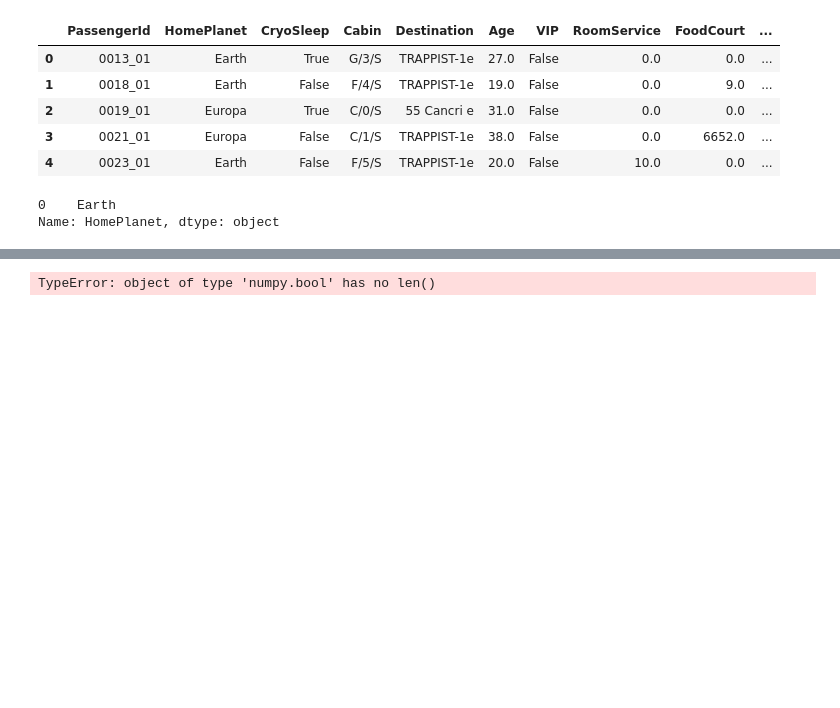
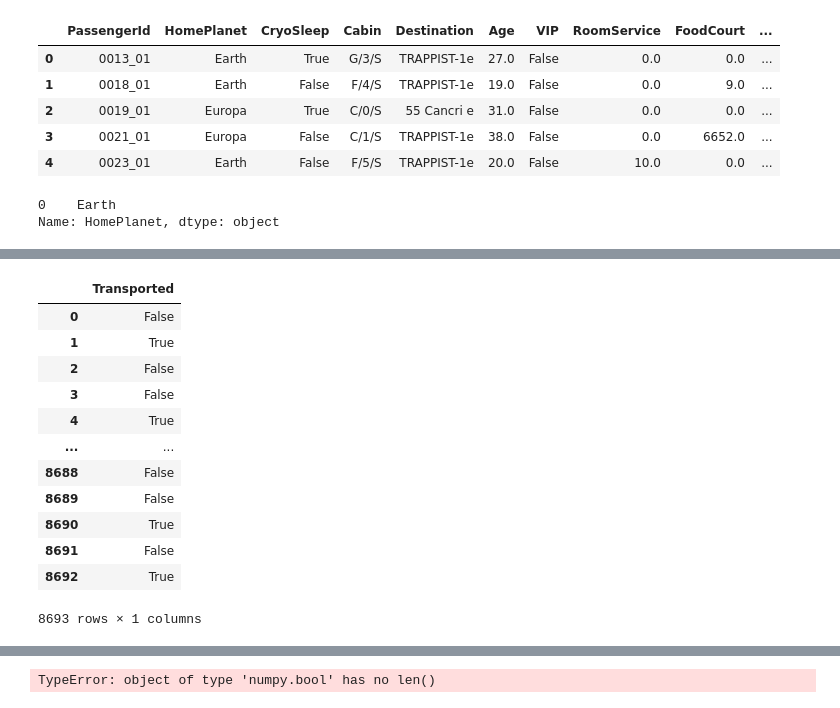
Before and after one commit to shafiqazam/Kaggle, a Jupyter notebook: Spaceship Titanic/main_ensemble.ipynb, the cells around one changed output, grey strips where cells are left out. Drawn from its saved outputs; the diff is of its cells as text; code cells hidden in the pictures; blank space fills up the shorter version.

```diff
--- a/Spaceship Titanic/main_ensemble.ipynb
+++ b/Spaceship Titanic/main_ensemble.ipynb
@@ -75,0 +149,17 @@ train_df_ori.describe(include='all')
+# %%
+y = pd.DataFrame(train_df_ori["Transported"])
+y
+# %% [output]
+|  | Transported |
+| 0 | False |
+| 1 | True |
+| 2 | False |
+| 3 | False |
+| 4 | True |
+| ... | ... |
+| 8688 | False |
+| 8689 | False |
+| 8690 | True |
+| 8691 | False |
+| 8692 | True |
+8693 rows × 1 columns
```
Also changed, not shown: parts of 15 cells of this notebook, 3 other files.
